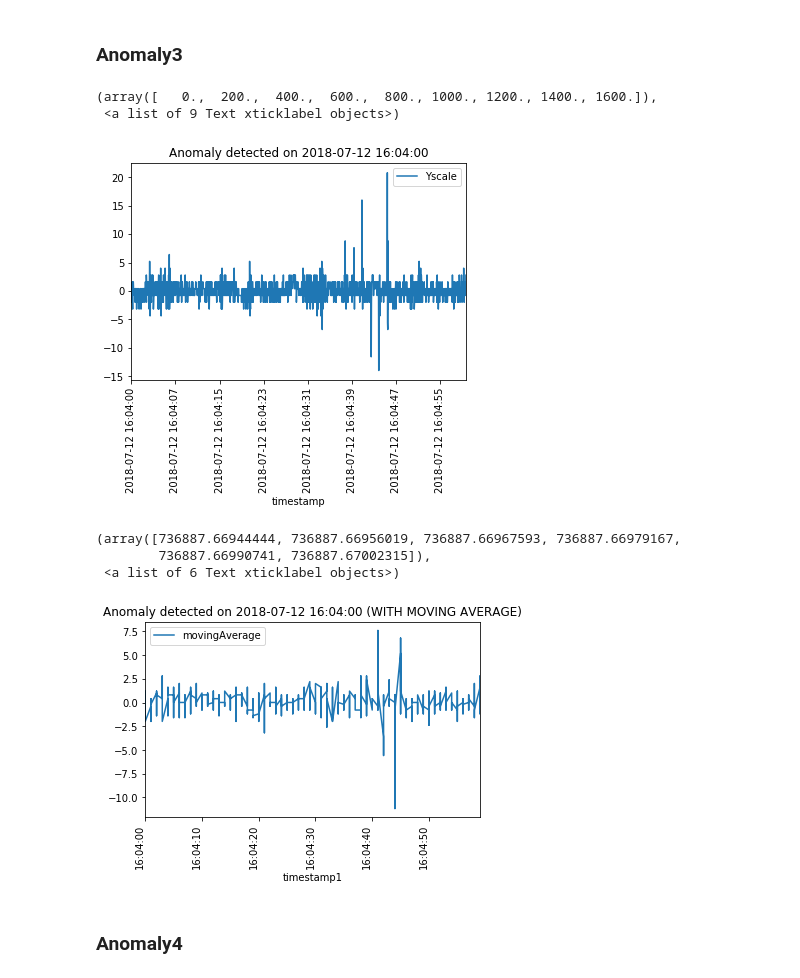
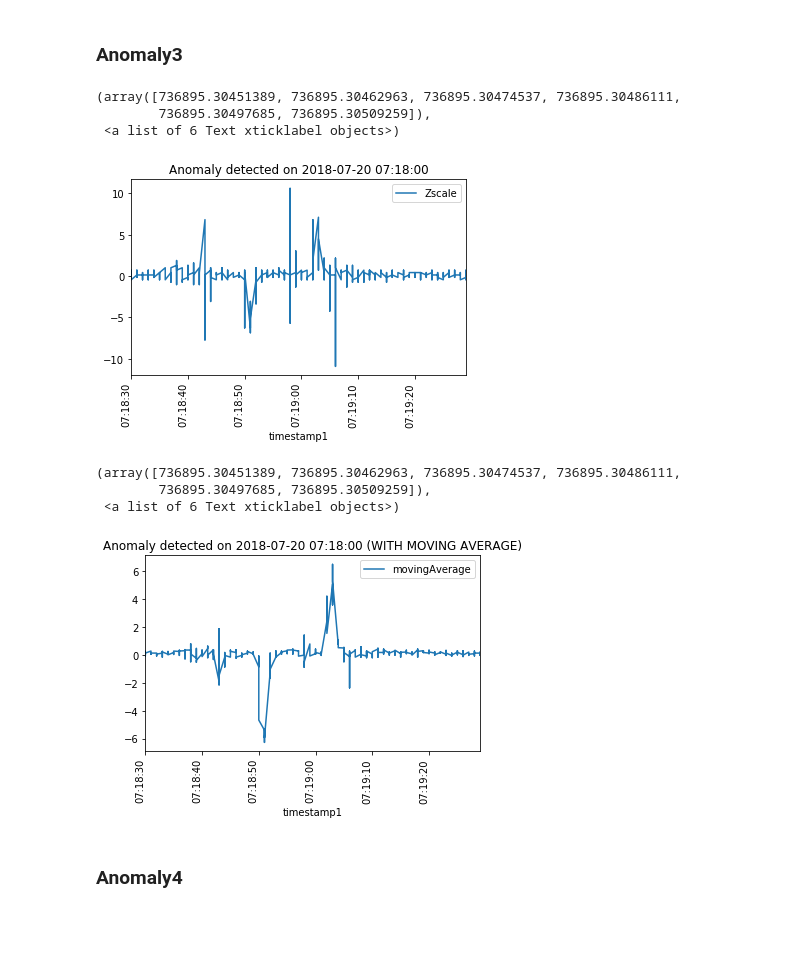
Before and after one commit to Ria-Thomas/DeviationFinder, a Jupyter notebook: EDA/EDA-Lift13.ipynb, the cells around one changed output. Drawn from its saved outputs; the diff is of its cells as text; code cells hidden in the pictures; blank space fills up the shorter version.

```diff
--- a/EDA/EDA-Lift13.ipynb
+++ b/EDA/EDA-Lift13.ipynb
@@ -247,24 +248,25 @@ plt.xticks(rotation=90)
 # %% [markdown]
 ### Anomaly3
 # %%
-temp_pandas.plot(x ='timestamp', y='Yscale', kind = 'line')
-plt.title("Anomaly detected on 2018-07-12 16:04:00")
+temp_pandas.plot(x ='timestamp1', y='Zscale', kind = 'line')
+plt.title("Anomaly detected on 2018-07-20 07:18:00")
 plt.xticks(rotation=90)
 # %% [output]
-(array([   0.,  200.,  400.,  600.,  800., 1000., 1200., 1400., 1600.]),
- <a list of 9 Text xticklabel objects>)
+(array([736895.30451389, 736895.30462963, 736895.30474537, 736895.30486111,
+        736895.30497685, 736895.30509259]),
+ <a list of 6 Text xticklabel objects>)
-[figure, old version]
+[figure, new version]
 # %%
 
 # This is the plot for window size 3
 temp_avg.plot(x ='timestamp1', y='movingAverage', kind = 'line')
-plt.title("Anomaly detected on 2018-07-12 16:04:00 (WITH MOVING AVERAGE)")
+plt.title("Anomaly detected on 2018-07-20 07:18:00 (WITH MOVING AVERAGE)")
 plt.xticks(rotation=90)
 # %% [output]
-(array([736887.66944444, 736887.66956019, 736887.66967593, 736887.66979167,
-        736887.66990741, 736887.67002315]),
+(array([736895.30451389, 736895.30462963, 736895.30474537, 736895.30486111,
+        736895.30497685, 736895.30509259]),
  <a list of 6 Text xticklabel objects>)
-[figure, old version]
+[figure, new version]
 # %% [markdown]
 ### Anomaly4
 # %%
```
Also changed, not shown: parts of 45 cells of this notebook.
